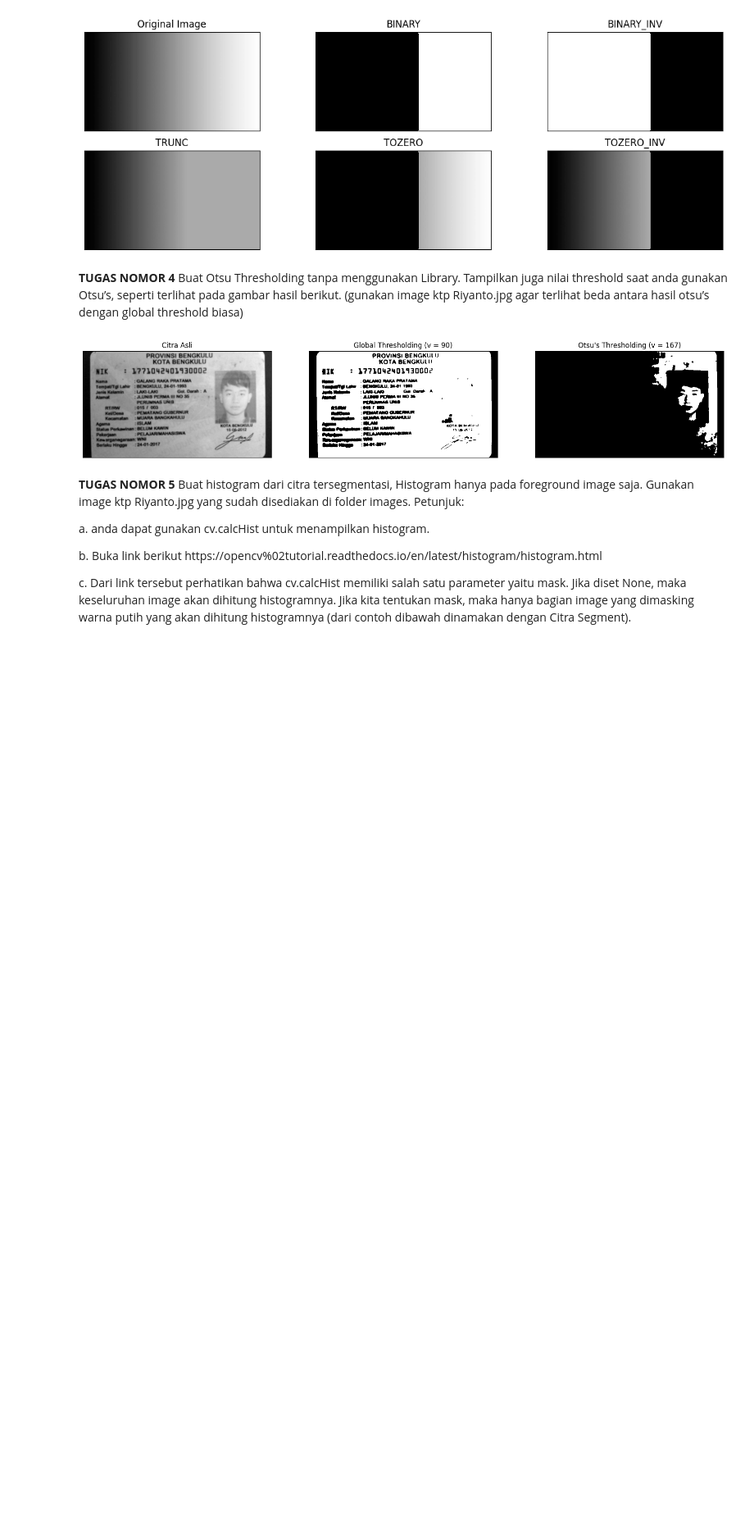
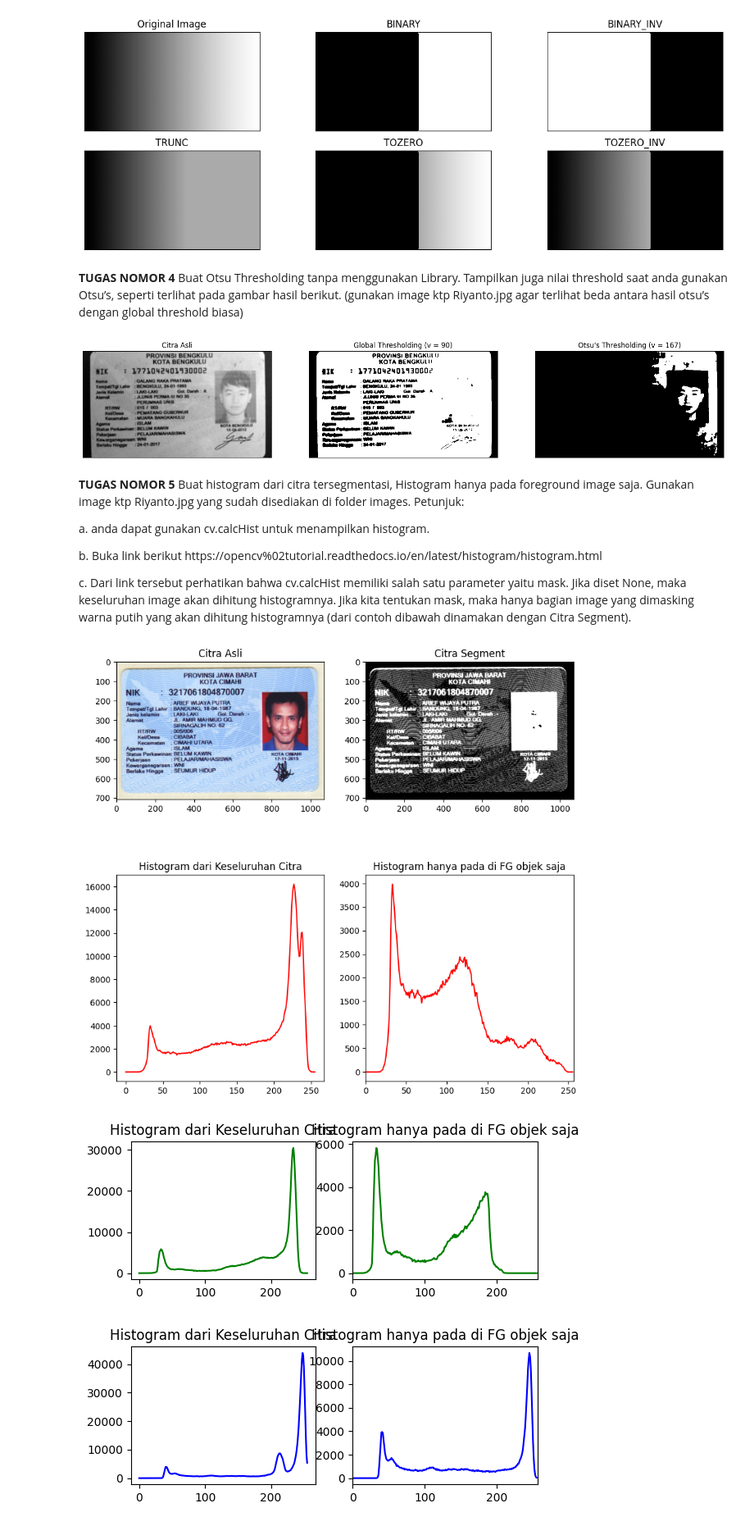
Before and after one commit to finaorivia19/PCVK_Ganjil_2023, a Jupyter notebook: Week10.ipynb, the cells around one changed output. Shown at 82% size. Drawn from its saved outputs; the diff is of its cells as text; code cells hidden in the pictures; blank space fills up the shorter version.

```diff
--- a/Week10.ipynb
+++ b/Week10.ipynb
@@ -159,13 +160,31 @@ a. anda dapat gunakan cv.calcHist untuk menampilkan histogram.
 b. Buka link berikut https://opencv%02tutorial.readthedocs.io/en/latest/histogram/histogram.html
 
 c. Dari link tersebut perhatikan bahwa cv.calcHist memiliki salah satu parameter yaitu mask. Jika diset None, maka keseluruhan image akan dihitung histogramnya. Jika kita tentukan mask, maka hanya bagian image yang dimasking warna putih yang akan dihitung histogramnya (dari contoh dibawah dinamakan dengan Citra Segment).
-# %%
-#nomor 5
-filename_2 = ('/content/drive/MyDrive/image/ktp2.png')
-img_1 = cv2.imread(filename_2)
-img_rgb = cv2.cvtColor(img_1,cv2.COLOR_BGR2RGB)
-img_gray = cv2.cvtColor(img_rgb,cv2.COLOR_BGR2GRAY)
-
-ret3,mask = cv2.threshold(img_gray,200,255,cv2.THRESH_BINARY_INV)
-
-plt.
+# %%
+#nomor5
+filename_2 = ('/content/drive/MyDrive/image/ktp2.png')
+img_1 = cv.imread(filename_2)
+img_1 = cv.cvtColor(img_1,cv.COLOR_BGR2RGB)
+img_gray = cv.cvtColor(img_rgb,cv.COLOR_BGR2GRAY)
+
+ret3,mask = cv.threshold(img_gray,200,255,cv2.THRESH_BINARY_INV)
+
+plt.figure(figsize = (10,10))
+plt.subplot(2,2,1),plt.imshow(img_1)
+plt.title('Citra Asli')
+plt.subplot(2,2,2),plt.imshow(mask, 'gray')
+plt.title('Citra Segment')
+color = ('r','g','b')
+for i,col in enumerate(color):
+ hist0 = cv.calcHist([img_1],[i],None,[256],[0,256])
+ plt.subplot(2,2,3),plt.plot(hist0,color = col)
+ plt.title('Histogram dari Keseluruhan Citra')
+ hist1 = cv.calcHist([img_1],[i],mask,[256],[0,256])
+ plt.subplot(2,2,4),plt.plot(hist1,color = col)
+ plt.title('Histogram hanya pada di FG objek saja')
+ plt.xlim([0,256])
+ plt.show()
+# %% [output]
+[figure, added]
+[figure, added]
+[figure, added]
```
Also changed, not shown: parts of 6 cells of this notebook.
